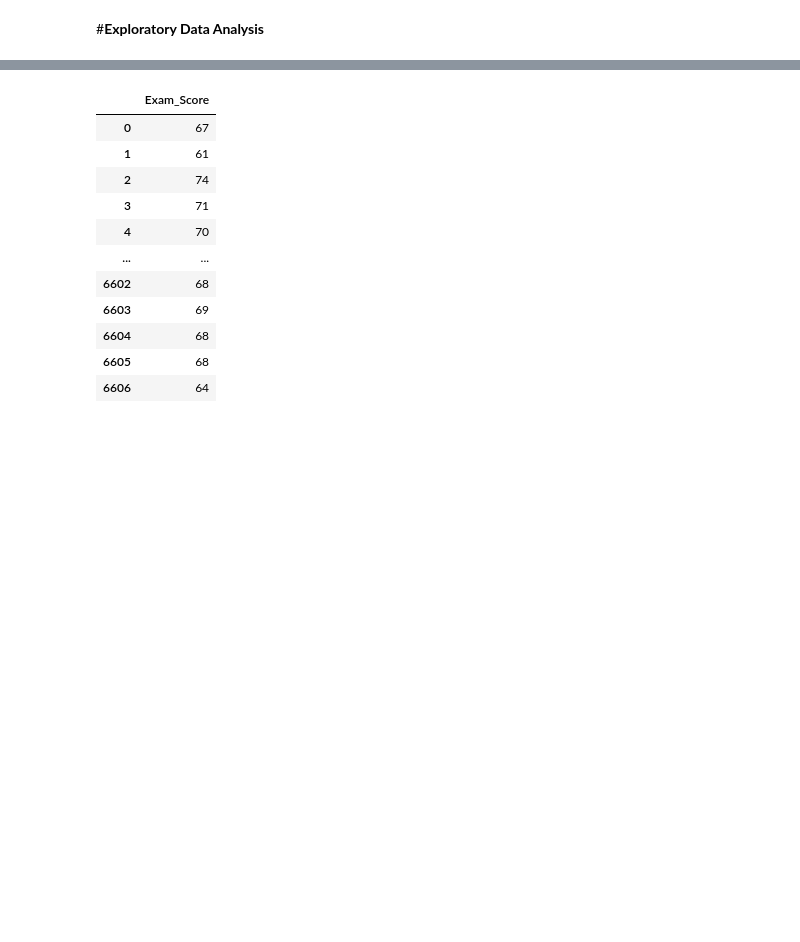
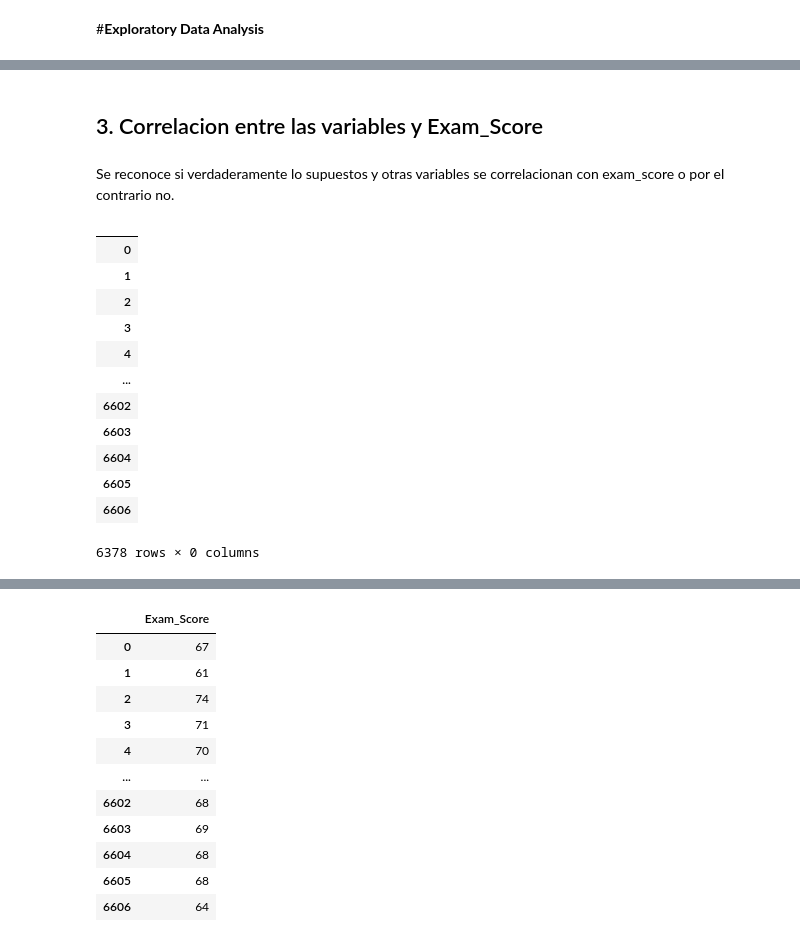
Before and after one commit to JeiGeek/ia1-LosPandas-prediccion_rendimiento_estudiantil, a Jupyter notebook: 01_exploratory_data_analysis.ipynb, the cells around one changed output, grey strips where cells are left out. Drawn from its saved outputs; the diff is of its cells as text; code cells hidden in the pictures; blank space fills up the shorter version.

```diff
--- a/01_exploratory_data_analysis.ipynb
+++ b/01_exploratory_data_analysis.ipynb
@@ -90,0 +143,21 @@ df.describe()
+# %% [markdown]
+## 3. Correlacion entre las variables y Exam_Score
+# %% [markdown]
+Se reconoce si verdaderamente lo supuestos y otras variables se correlacionan con exam_score o por el contrario no.
+# %%
+# Se identifican las variables tipo string para darle una categoria numerica
+df.select_dtypes(include='string')
+# %% [output]
+|  |
+| 0 |
+| 1 |
+| 2 |
+| 3 |
+| 4 |
+| ... |
+| 6602 |
+| 6603 |
+| 6604 |
+| 6605 |
+| 6606 |
+6378 rows × 0 columns
```
Also changed, not shown: parts of 15 cells of this notebook.
